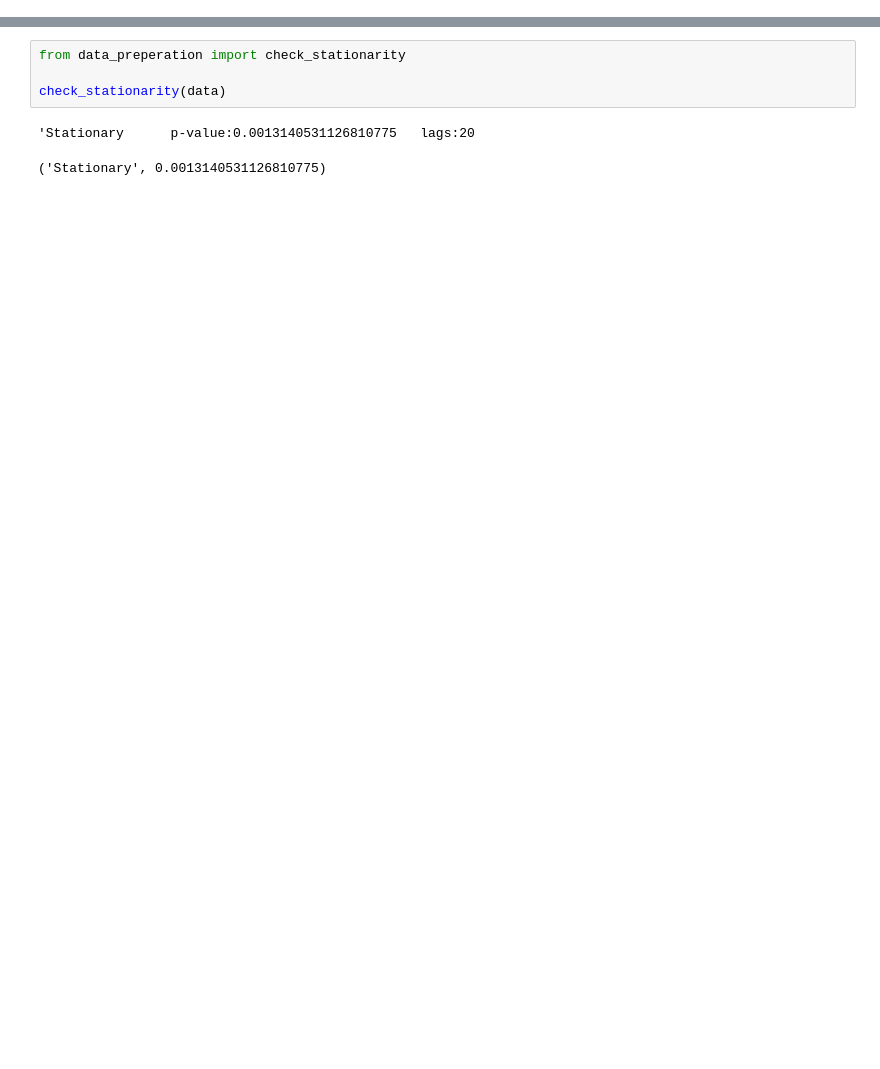
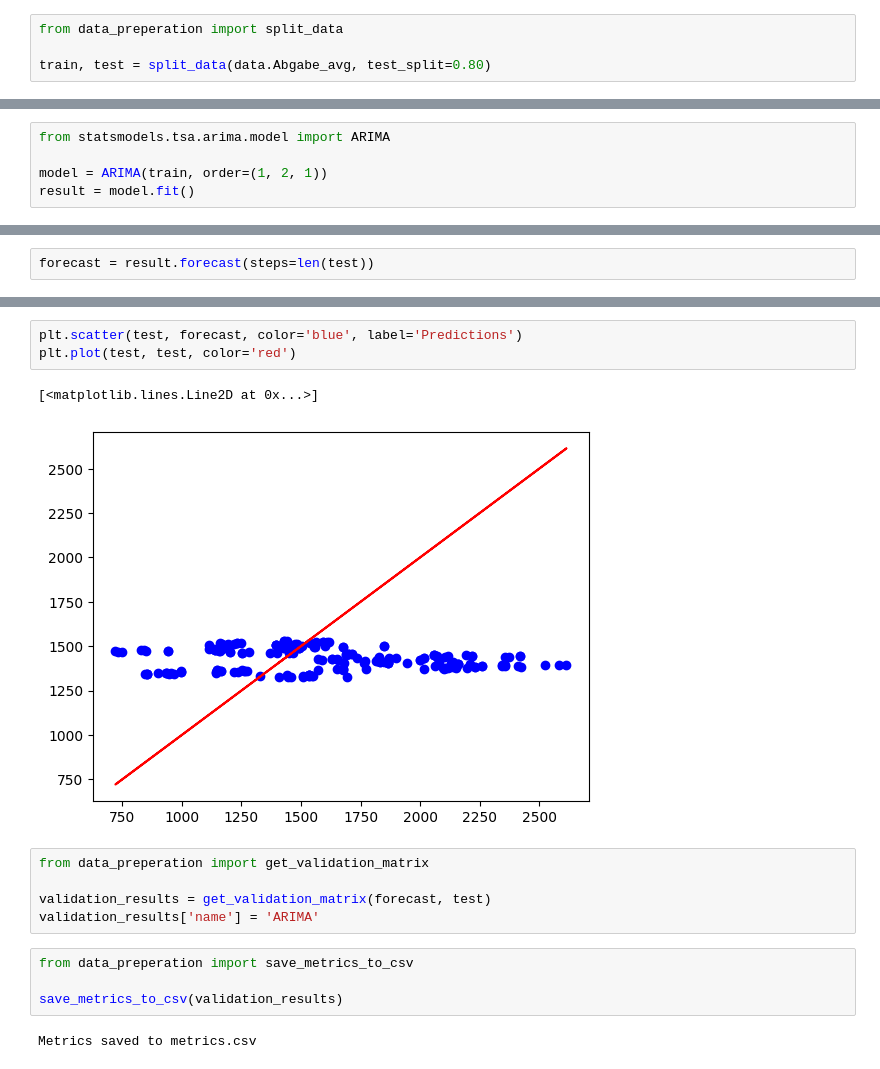
Before and after one commit to StefanEissler/Customs_Fee_Forecasting, a Jupyter notebook: src/notebooks/ARIMA.ipynb, the cells around one changed output, grey strips where cells are left out. Cells and saved outputs as stored; diff of their text form; blank space fills up the shorter version.

```diff
--- a/src/notebooks/ARIMA.ipynb
+++ b/src/notebooks/ARIMA.ipynb
@@ -24,0 +61,4 @@ decomposed.plot(); plt.show()
+# %%
+from data_preperation import split_data
+
+train, test = split_data(data.Abgabe_avg, test_split=0.80)
@@ -24,0 +67,5 @@ decomposed.plot(); plt.show()
+# %%
+from statsmodels.tsa.arima.model import ARIMA
+
+model = ARIMA(train, order=(1, 2, 1))
+result = model.fit()
@@ -24,0 +98,2 @@ decomposed.plot(); plt.show()
+# %%
+forecast = result.forecast(steps=len(test))
@@ -25,7 +112,17 @@ decomposed.plot(); plt.show()
+# %%
+plt.scatter(test, forecast, color='blue', label='Predictions')
+plt.plot(test, test, color='red')
+# %% [output]
+[<matplotlib.lines.Line2D at 0x...>]
+[figure, added]
+# %%
+from data_preperation import get_validation_matrix
+
+validation_results = get_validation_matrix(forecast, test)
+validation_results['name'] = 'ARIMA'
 # %%
-from data_preperation import check_stationarity
+from data_preperation import save_metrics_to_csv
 
-check_stationarity(data)
+save_metrics_to_csv(validation_results)
 # %% [output]
-'Stationary      p-value:0.0013140531126810775   lags:20
+Metrics saved to metrics.csv
-('Stationary', 0.0013140531126810775)
```
Also changed, not shown: parts of 16 cells of this notebook, 10 other files.
